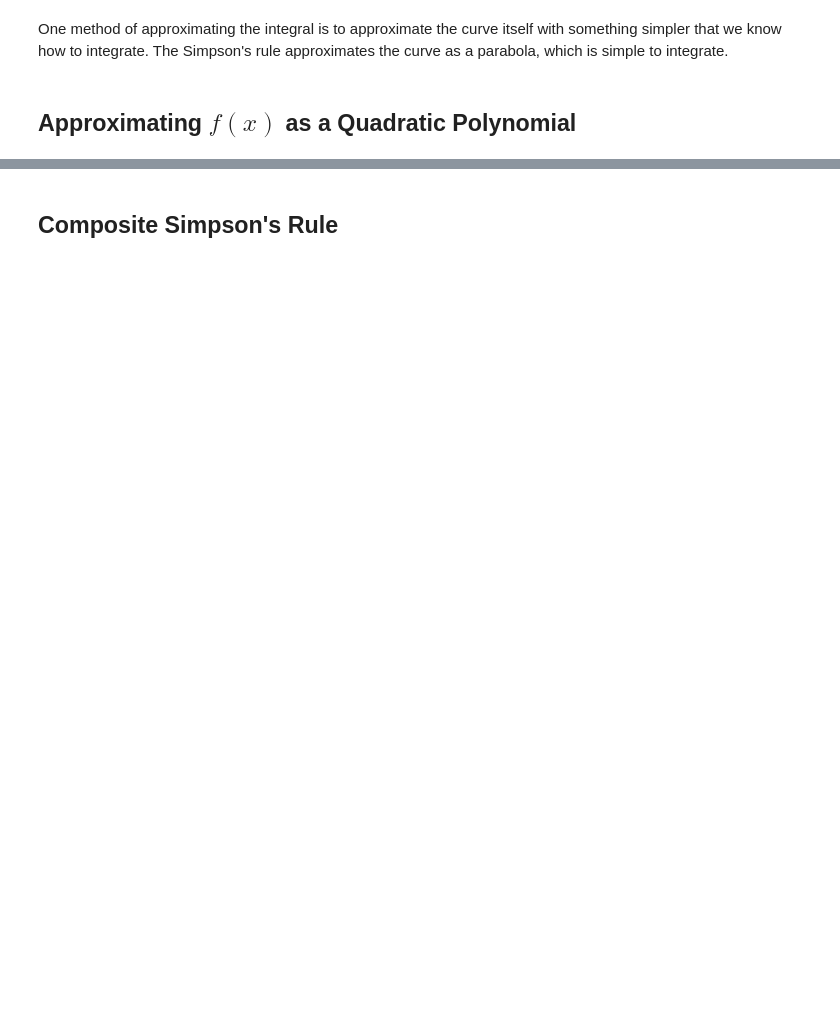
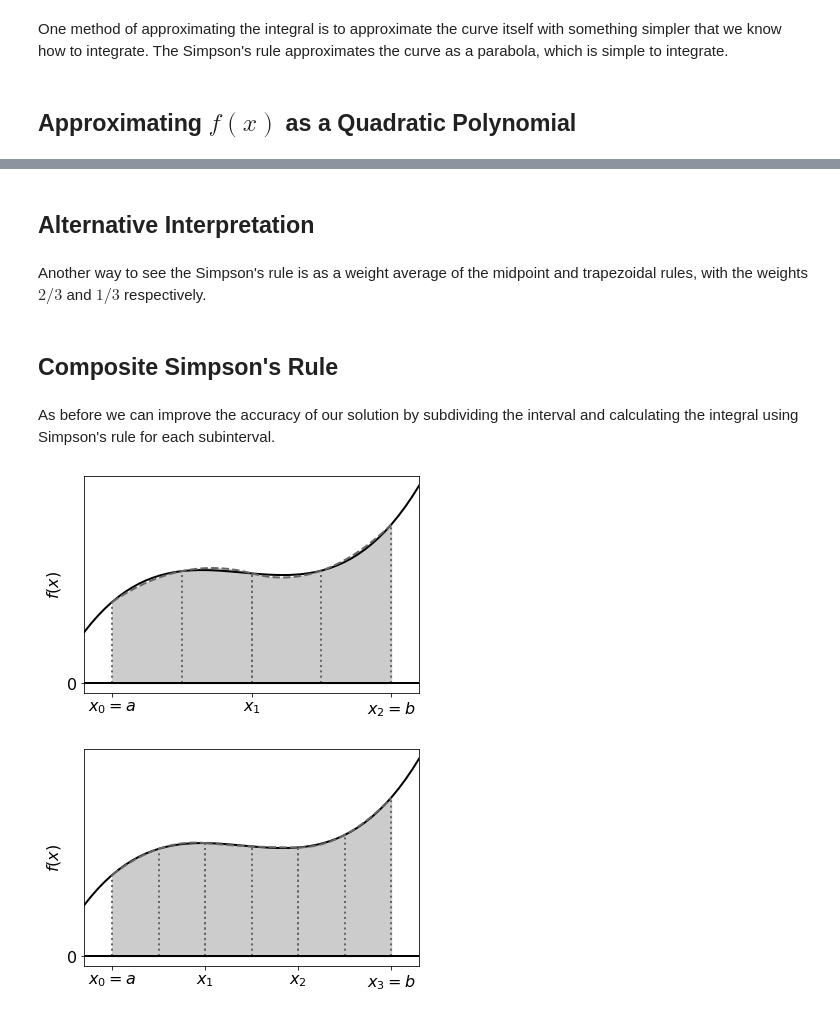
Before and after one commit to maystey/uct_nassp_cm2020, a Jupyter notebook: content/integration/simpson.ipynb, the cells around one changed output, grey strips where cells are left out. Saved outputs shown, nothing was run; the diff lists cells and outputs as text; code cells hidden in the pictures; blank space fills up the shorter version.

```diff
--- a/content/integration/simpson.ipynb
+++ b/content/integration/simpson.ipynb
@@ -21,3 +117,34 @@ $$
+# %% [markdown]
+## Alternative Interpretation
+# %% [markdown]
+Another way to see the Simpson's rule is as a weight average of the midpoint and trapezoidal rules, with the weights $2/3$ and $1/3$ respectively.
+
+<!---
+Remember the midpoint rule :
+
+...
+
+and the trapezoidal rule:
+
+...
+
+now putting these together with the weights ...
+
+...
+--->
 # %% [markdown]
 ## Composite Simpson's Rule
+# %% [markdown]
+As before we can improve the accuracy of our solution by subdividing the interval and calculating the integral using Simpson's rule for each subinterval.
+# %%
+N = 2
+
+figs, axs = N*[None], N*[None]
+
+for i in range(0,N):
+    figs[i], axs[i] = plot_simpsons(f, 0, 1, i+2, [-0.1, 1.1,])
+plt.show()
+# %% [output]
+[figure, added]
+[figure, added]
 # %% [markdown]
```
Also changed, not shown: parts of 12 cells of this notebook, 8 other files.
